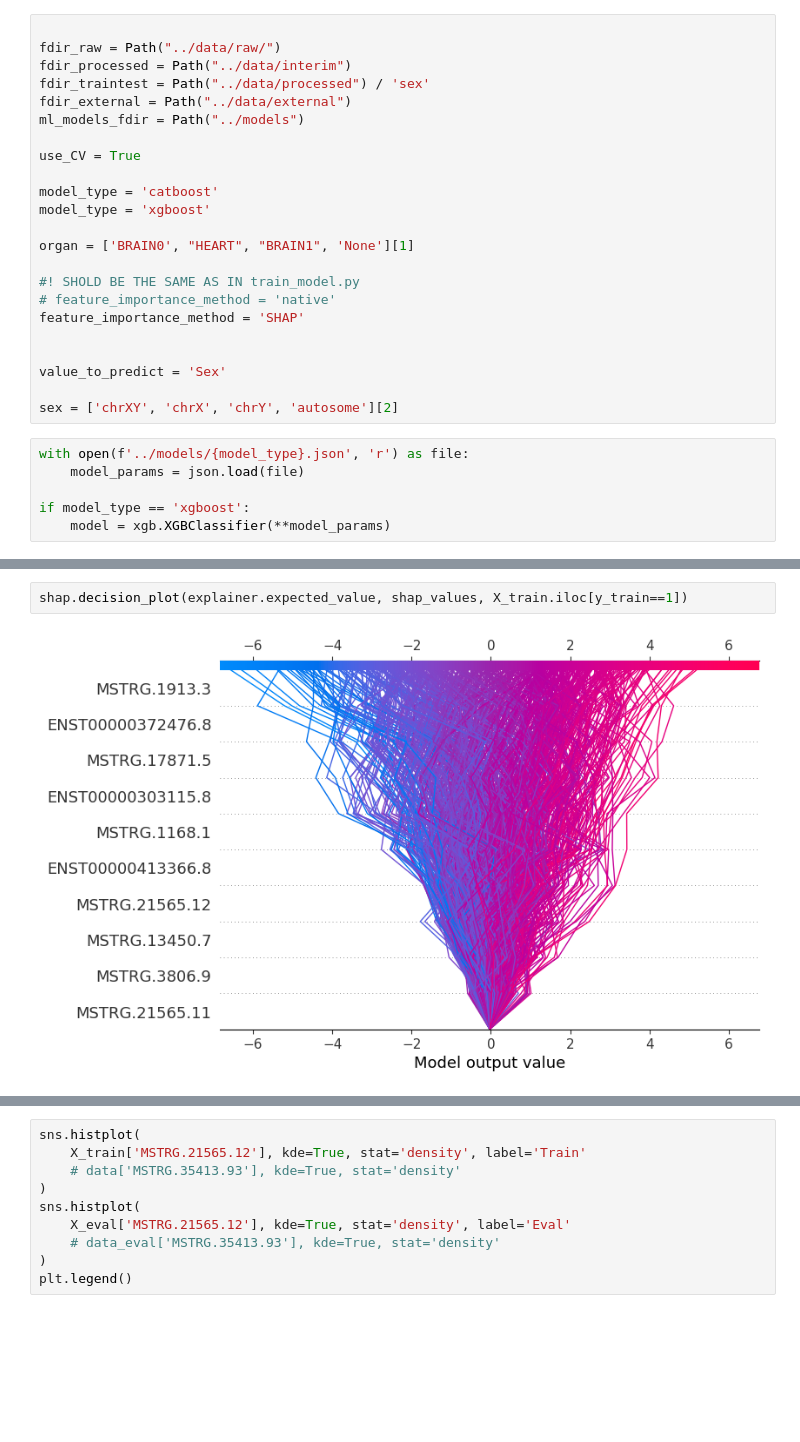
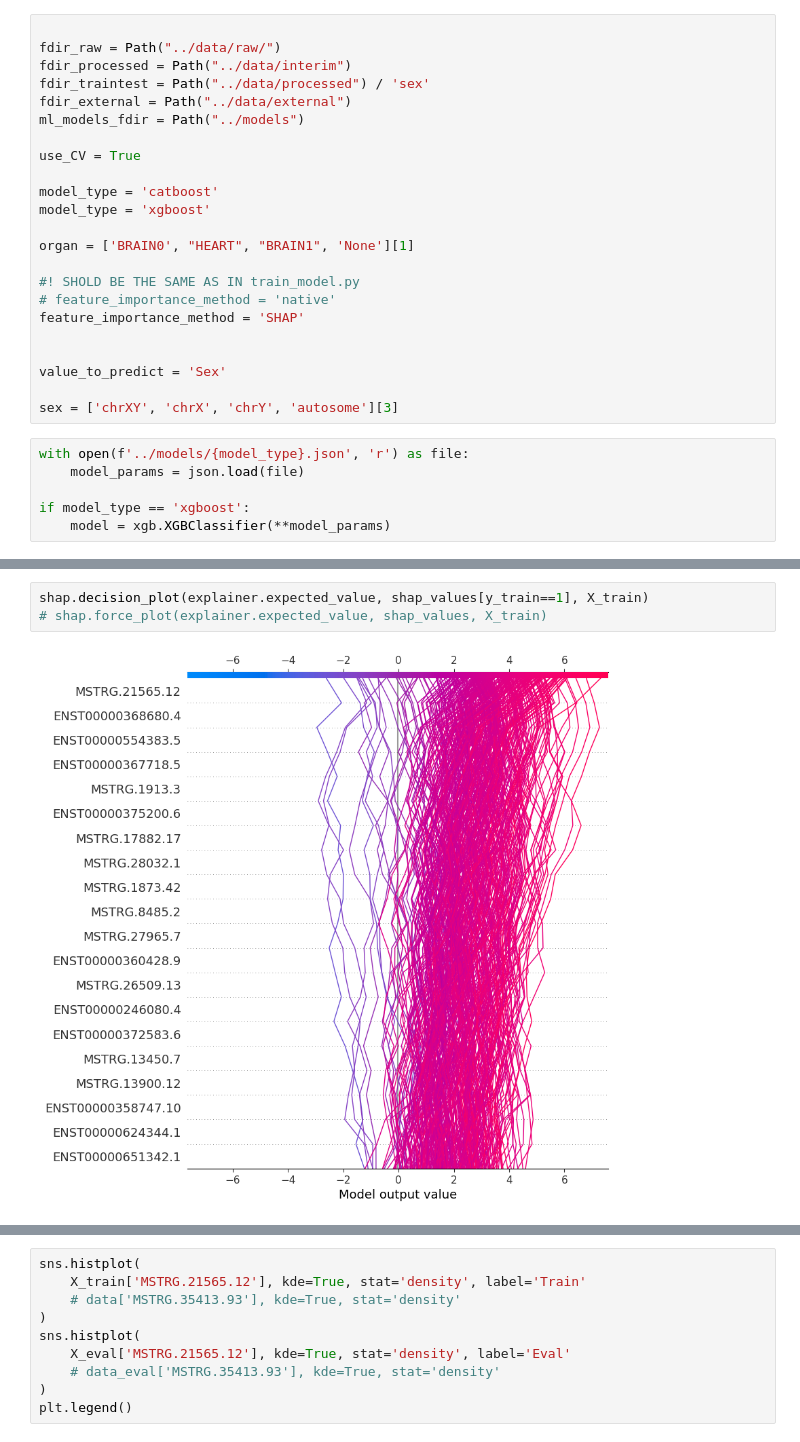
Before and after one commit to zodelheim/sea-infer-rna-seq, a Jupyter notebook: notebooks/Brain0LowMLScore.ipynb, the cells around one changed output, grey strips where cells are left out. Cells and saved outputs as stored; diff of their text form; blank space fills up the shorter version.

```diff
--- a/notebooks/Brain0LowMLScore.ipynb
+++ b/notebooks/Brain0LowMLScore.ipynb
@@ -52,7 +52,7 @@ feature_importance_method = 'SHAP'
 
 value_to_predict = 'Sex'
 
-sex = ['chrXY', 'chrX', 'chrY', 'autosome'][2]
+sex = ['chrXY', 'chrX', 'chrY', 'autosome'][3]
 # %%
 with open(f'../models/{model_type}.json', 'r') as file:
     model_params = json.load(file)
@@ -305,7 +303,8 @@ shap.summary_plot(shap_values, X_train, feature_names=data.columns,)
 # %%
-shap.decision_plot(explainer.expected_value, shap_values, X_train.iloc[y_train==1])
+shap.decision_plot(explainer.expected_value, shap_values[y_train==1], X_train)
+# shap.force_plot(explainer.expected_value, shap_values, X_train)
 # %% [output]
-[figure, old version]
+[figure, new version]
 # %%
 X_eval = pd.DataFrame(data=X_eval, columns=data_eval.columns)
 
```
Also changed, not shown: parts of 9 cells of this notebook.
